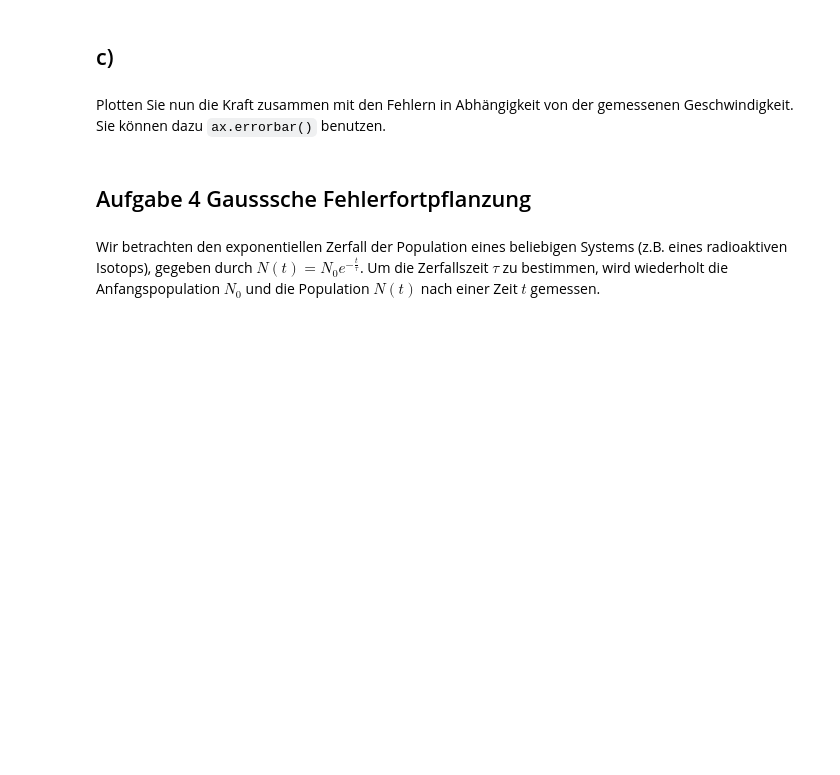
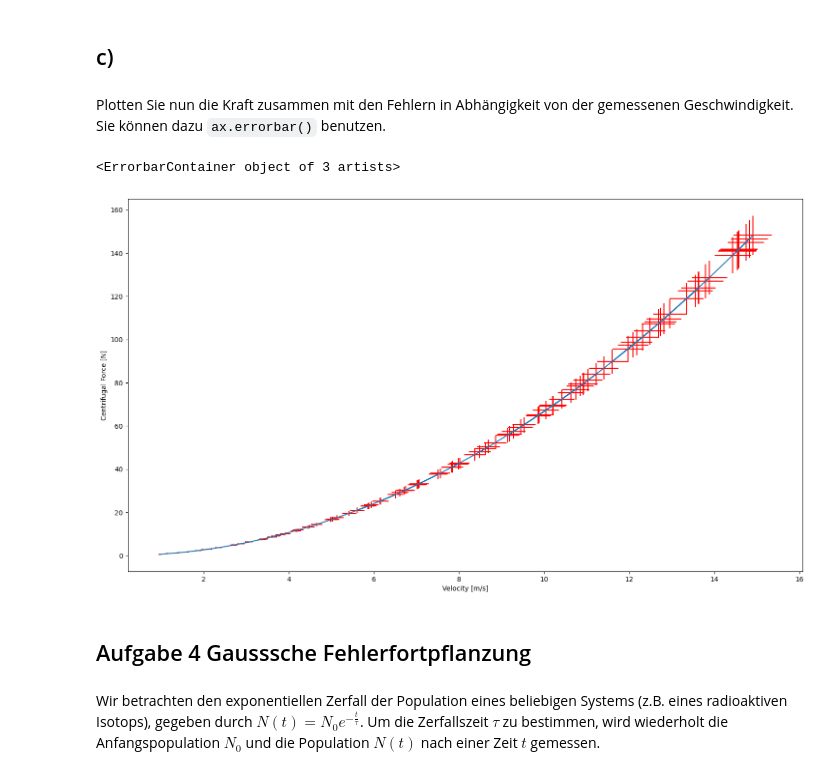
Before and after one commit to fflopsi/datenanalyse, a Jupyter notebook: exercises/04/Aufgabenlatt_4.ipynb, the cells around one changed output. Cells and saved outputs as stored; diff of their text form; code cells hidden in the pictures; blank space fills up the shorter version.

```diff
--- a/exercises/04/Aufgabenlatt_4.ipynb
+++ b/exercises/04/Aufgabenlatt_4.ipynb
@@ -74,6 +132,16 @@ Tipp: Sie können mit `ax.set_yscale` auf eine logaritmische Skala auf der y-Ach
 ## c)
 # %% [markdown]
 Plotten Sie nun die Kraft zusammen mit den Fehlern in Abhängigkeit von der gemessenen Geschwindigkeit. Sie können dazu `ax.errorbar()` benutzen.
+# %%
+fig, ax = plt.subplots(figsize=(18,10))
+ax.set_xlabel('Velocity [m/s]')
+ax.set_ylabel('Centrifugal Force [N]')
+ax.errorbar(x=v, y=F, xerr=v_std, yerr=F_std, ecolor='red', label='Exact')
+#ax.errorbar(x=v, y=F, xerr=v_std, yerr=F_std_s, ecolor='red', label='Simplified')
+#ax.legend()
+# %% [output]
+<ErrorbarContainer object of 3 artists>
+[figure, added]
 # %% [markdown]
 ## Aufgabe 4 Gausssche Fehlerfortpflanzung
 # %% [markdown]
```
Also changed, not shown: parts of 11 cells of this notebook.
